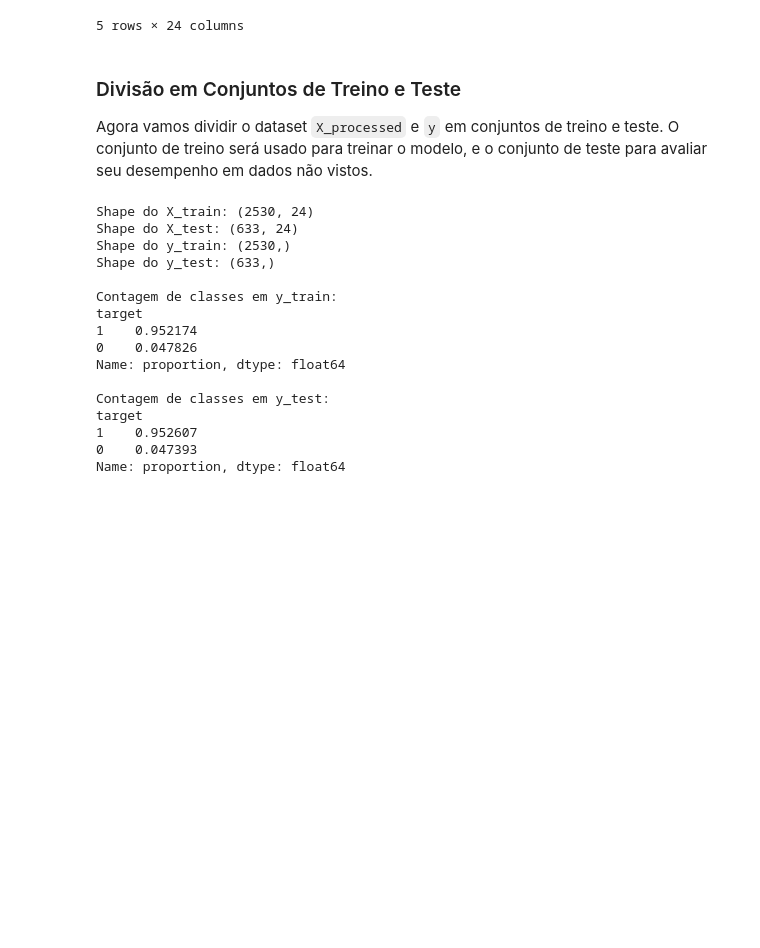
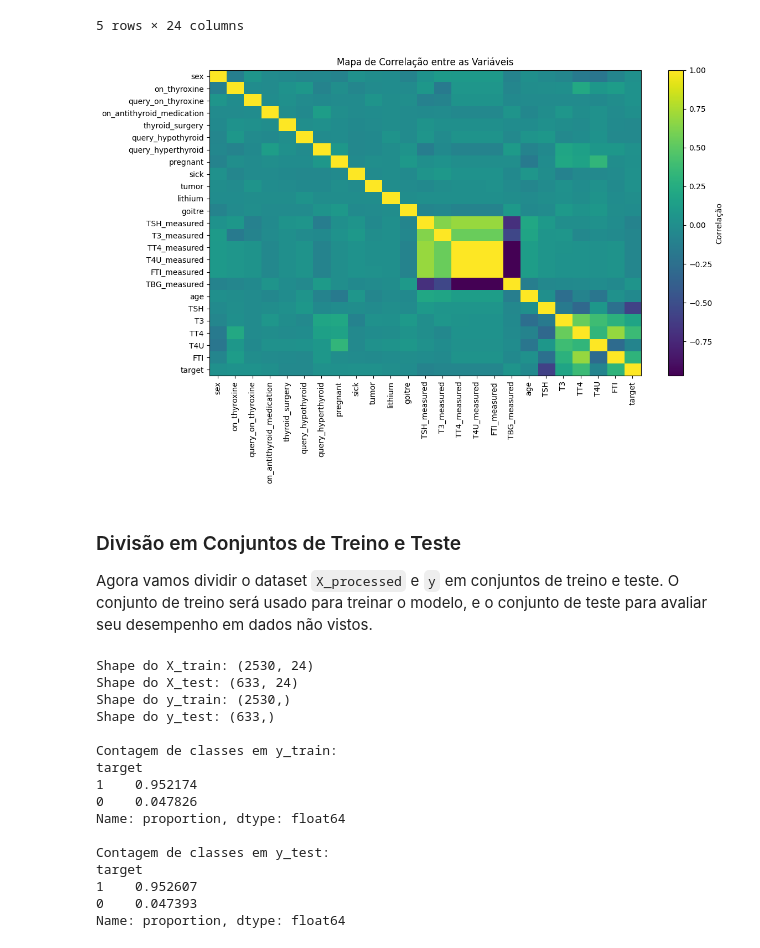
Before and after one commit to mvaraujo1977/TechCahllenge_Tireoide, a Jupyter notebook: model_tireoide.ipynb, the cells around one changed output. Cells and saved outputs as stored; diff of their text form; code cells hidden in the pictures; blank space fills up the shorter version.

```diff
--- a/model_tireoide.ipynb
+++ b/model_tireoide.ipynb
@@ -474,6 +509,30 @@ Primeiras 5 linhas das features processadas (X_processed):
 | 3 | 0 | 0 | 0 | 0 | 0 | 0 | ... |
 | 4 | 1 | 0 | 0 | 0 | 0 | 0 | ... |
 5 rows × 24 columns
+# %%
+# =========================
+# MAPA DE CORRELAÇÃO
+# =========================
+
+import matplotlib.pyplot as plt
+
+df_corr = X_processed.copy()
+df_corr['target'] = y
+
+corr_matrix = df_corr.corr()
+
+plt.figure(figsize=(12, 8))
+plt.imshow(corr_matrix, aspect='auto')
+plt.colorbar(label='Correlação')
+
+plt.xticks(range(len(corr_matrix.columns)), corr_matrix.columns, rotation=90)
+plt.yticks(range(len(corr_matrix.columns)), corr_matrix.columns)
+
+plt.title('Mapa de Correlação entre as Variáveis')
+plt.tight_layout()
+plt.show()
+# %% [output]
+[figure, added]
 # %% [markdown]
 ### Divisão em Conjuntos de Treino e Teste
 
```
Also changed, not shown: parts of 10 cells of this notebook.
